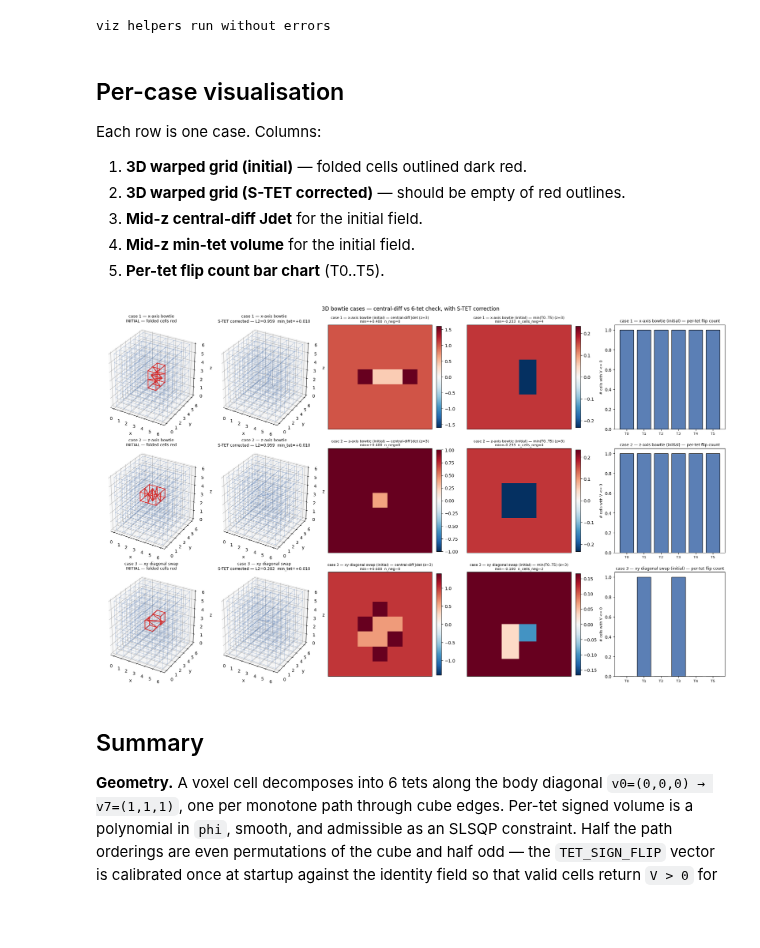
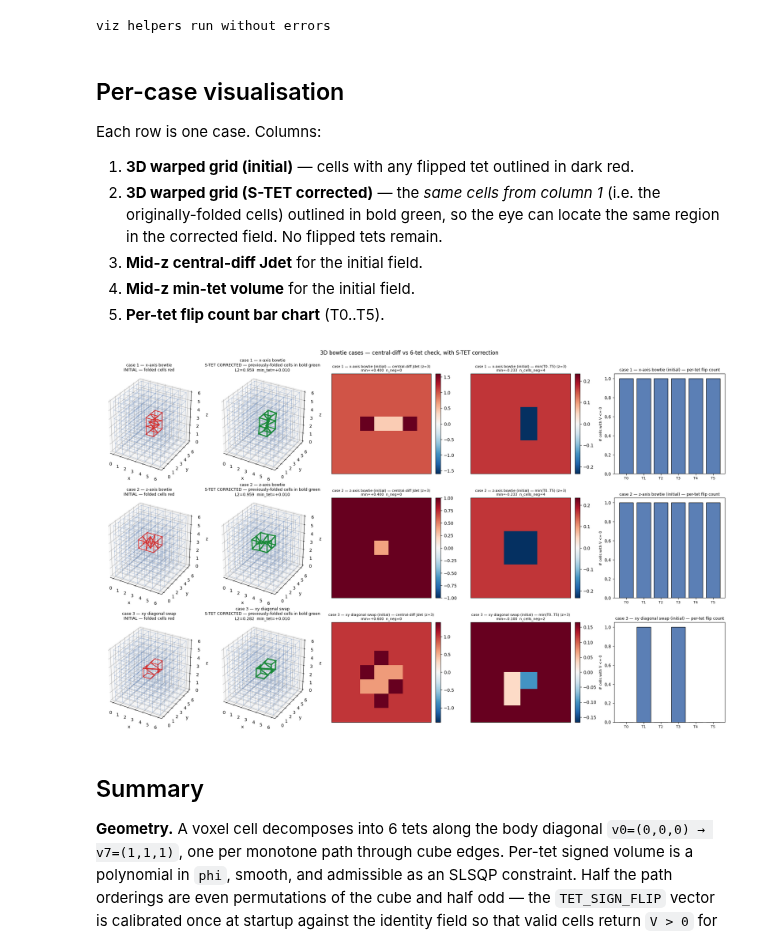
Before and after one commit to andythai/dvfopt, a Jupyter notebook: notebooks/two-triangle-check/12_3d-tetrahedral-check.ipynb, the cells around one changed output. Saved outputs shown, nothing was run; the diff lists cells and outputs as text; code cells hidden in the pictures; blank space fills up the shorter version.

```diff
--- a/notebooks/two-triangle-check/12_3d-tetrahedral-check.ipynb
+++ b/notebooks/two-triangle-check/12_3d-tetrahedral-check.ipynb
@@ -454,9 +454,16 @@ cases where S-TET reaches min_tet >= THRESHOLD but S-CD does NOT: 3 / 3
 # %% [markdown]
 ## Visualisation helpers
 # %%
-def plot_warped_grid_3d(ax, phi, title, highlight_folds=True, edge_alpha=0.45,
-                        ref_alpha=0.05, fold_color='#d32f2f'):
-    """Render a warped voxel grid in 3D, outlining folded cells."""
+def plot_warped_grid_3d(ax, phi, title, *, outline_mask=None,
+                        outline_color='#d32f2f', outline_lw=1.6,
+                        edge_alpha=0.45, ref_alpha=0.05):
+    """Render a warped voxel grid in 3D, outlining specified cells.
+
+    By default outlines cells where `min(T0..T5) <= 0` (i.e. the current fold
+    mask) in dark red. Pass `outline_mask` to override which cells get outlined
+    (useful for highlighting the *originally* folded cells on a corrected
+    field, in a different colour, to show that they got fixed).
+    """
     D, H, W = phi.shape[1:]
     corners = warp_corners(phi)
     ref = warp_corners(np.zeros_like(phi))
@@ -479,20 +486,20 @@ def plot_warped_grid_3d(ax, phi, title, highlight_folds=True, edge_alpha=0.45,
             ax.plot(seg[..., 0], seg[..., 1], seg[..., 2],
                     color='#5b7fb5', lw=0.7, alpha=edge_alpha)
 
-    # Outline folded cells.
-    if highlight_folds:
-        m = tet_min_per_cell(phi)
+    # Outline cells (folded by default; caller may override the mask).
+    mask = outline_mask if outline_mask is not None else (tet_min_per_cell(phi) <= 0)
+    if mask is not None and mask.any():
         edges = [
             ((0,0,0),(0,0,1)),((0,1,0),(0,1,1)),((1,0,0),(1,0,1)),((1,1,0),(1,1,1)),
             ((0,0,0),(0,1,0)),((0,0,1),(0,1,1)),((1,0,0),(1,1,0)),((1,0,1),(1,1,1)),
             ((0,0,0),(1,0,0)),((0,0,1),(1,0,1)),((0,1,0),(1,1,0)),((0,1,1),(1,1,1)),
         ]
-        for (cz, cy, cx) in np.argwhere(m <= 0):
+        for (cz, cy, cx) in np.argwhere(mask):
             for (a, b) in edges:
                 p = corners[cz + a[0], cy + a[1], cx + a[2]]
                 q = corners[cz + b[0], cy + b[1], cx + b[2]]
                 ax.plot([p[0], q[0]], [p[1], q[1]], [p[2], q[2]],
-                        color=fold_color, lw=1.6)
+                        color=outline_color, lw=outline_lw)
 
     ax.set_title(title, fontsize=9)
     ax.set_xlabel('x'); ax.set_ylabel('y'); ax.set_zlabel('z')
@@ -533,7 +540,7 @@ def plot_per_tet_bars(ax, phi, label):
 # Smoke test that helpers run without raising.
 fig = plt.figure(figsize=(4, 4))
 ax = fig.add_subplot(111, projection='3d')
-plot_warped_grid_3d(ax, make_bowtie_x(D=5, H=5, W=5), 'smoke test', highlight_folds=True)
+plot_warped_grid_3d(ax, make_bowtie_x(D=5, H=5, W=5), 'smoke test')
 plt.close(fig)
 fig, axes = plt.subplots(1, 2, figsize=(8, 3.5), layout='constrained')
 plot_midz_heatmaps(axes, make_bowtie_x(D=5, H=5, W=5), 'smoke test')
@@ -546,41 +553,55 @@ viz helpers run without errors
 
 Each row is one case. Columns:
 
-1. **3D warped grid (initial)** — folded cells outlined dark red.
-2. **3D warped grid (S-TET corrected)** — should be empty of red outlines.
+1. **3D warped grid (initial)** — cells with any flipped tet outlined in dark red.
+2. **3D warped grid (S-TET corrected)** — the *same cells from column 1* (i.e. the originally-folded cells) outlined in bold green, so the eye can locate the same region in the corrected field. No flipped tets remain.
 3. **Mid-z central-diff Jdet** for the initial field.
 4. **Mid-z min-tet volume** for the initial field.
 5. **Per-tet flip count bar chart** (T0..T5).
 # %%
 n_cases = len(CASES)
 fig = plt.figure(figsize=(20, 4.0 * n_cases), layout='constrained')
 gs = fig.add_gridspec(n_cases, 5)
 
 for i, (name, phi) in enumerate(CASES):
+    # Cells folded BEFORE correction — outlined in red on the initial panel
+    # and in bold green on the corrected panel, so the eye can find the same
+    # region in both views.
+    initial_fold_mask = tet_min_per_cell(phi) <= 0
+
     ax3a = fig.add_subplot(gs[i, 0], projection='3d')
-    plot_warped_grid_3d(ax3a, phi, f'{name}\nINITIAL — folded cells red')
+    plot_warped_grid_3d(
+        ax3a, phi,
+        f'{name}\nINITIAL — folded cells red',
+        outline_mask=initial_fold_mask,
+        outline_color='#d32f2f',
+        outline_lw=1.6,
+    )
 
     phi_corr = slsqp_results[name]['tet']['phi']
     r_tet = slsqp_results[name]['tet']
     ax3b = fig.add_subplot(gs[i, 1], projection='3d')
     plot_warped_grid_3d(
         ax3b, phi_corr,
-        f'{name}\nS-TET corrected — '
+        f'{name}\nS-TET CORRECTED — previously-folded cells in bold green\n'
         f'L2={r_tet["l2"]:.3f}  min_tet={r_tet["min_tet"]:+.3f}',
+        outline_mask=initial_fold_mask,
+        outline_color='#1b8a3a',
+        outline_lw=2.6,
     )
 
     axh1 = fig.add_subplot(gs[i, 2])
     axh2 = fig.add_subplot(gs[i, 3])
     plot_midz_heatmaps([axh1, axh2], phi, name + ' (initial)')
 
     axb = fig.add_subplot(gs[i, 4])
     plot_per_tet_bars(axb, phi, name + ' (initial)')
 
 plt.suptitle('3D bowtie cases — central-diff vs 6-tet check, with S-TET correction',
              fontsize=12)
 plt.show()
 # %% [output]
-[figure, old version]
+[figure, new version]
 # %% [markdown]
 ## Summary
 
```
Also changed, not shown: parts of 2 cells of this notebook.
